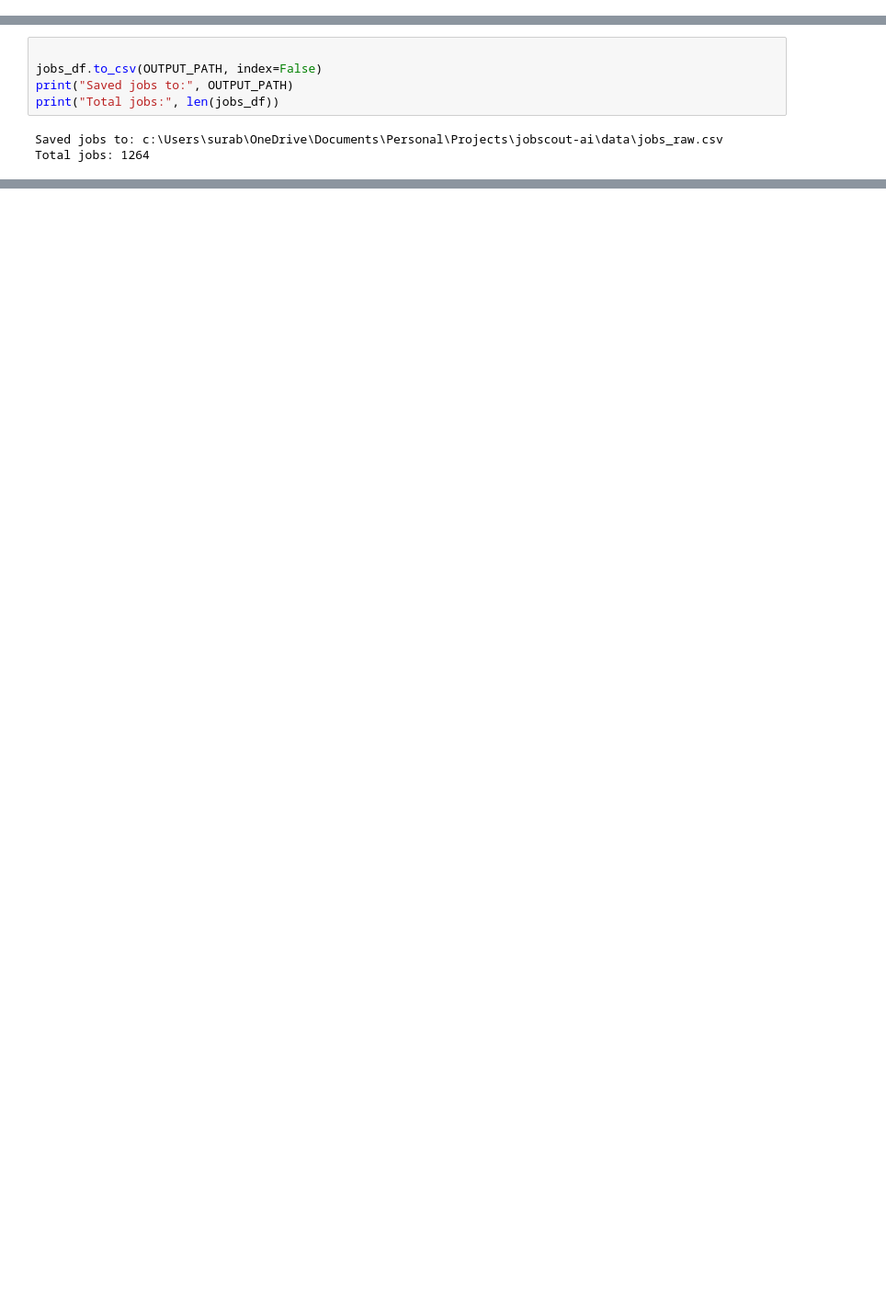
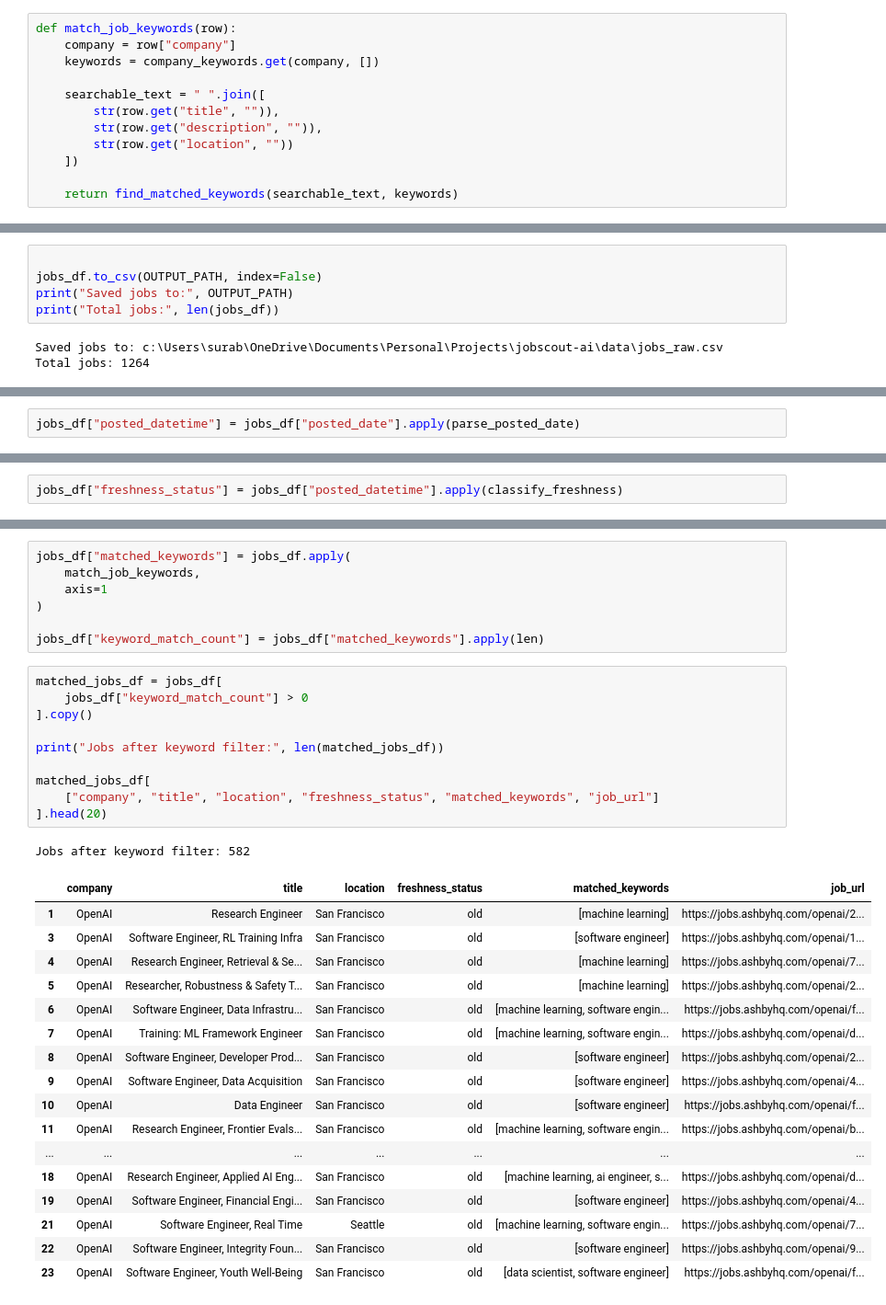
Before and after one commit to surabhi1914/JobScout_AI, a Jupyter notebook: notebooks/02_ats_fetchers.ipynb, the cells around one changed output, grey strips where cells are left out. Shown at 92% size. Saved outputs shown, nothing was run; the diff lists cells and outputs as text; blank space fills up the shorter version.

Commit message:
modified keyword matching score logic

```diff
--- a/notebooks/02_ats_fetchers.ipynb
+++ b/notebooks/02_ats_fetchers.ipynb
@@ -512,0 +572,12 @@ def fetch_jobs_for_company(row):
+# %%
+def match_job_keywords(row):
+    company = row["company"]
+    keywords = company_keywords.get(company, [])
+
+    searchable_text = " ".join([
+        str(row.get("title", "")),
+        str(row.get("description", "")),
+        str(row.get("location", ""))
+    ])
+
+    return find_matched_keywords(searchable_text, keywords)
@@ -560,0 +722,2 @@ Total jobs: 1264
+# %%
+jobs_df["posted_datetime"] = jobs_df["posted_date"].apply(parse_posted_date)
@@ -560,0 +760,2 @@ Total jobs: 1264
+# %%
+jobs_df["freshness_status"] = jobs_df["posted_datetime"].apply(classify_freshness)
@@ -560,0 +779,36 @@ Total jobs: 1264
+# %%
+jobs_df["matched_keywords"] = jobs_df.apply(
+    match_job_keywords,
+    axis=1
+)
+
+jobs_df["keyword_match_count"] = jobs_df["matched_keywords"].apply(len)
+# %%
+matched_jobs_df = jobs_df[
+    jobs_df["keyword_match_count"] > 0
+].copy()
+
+print("Jobs after keyword filter:", len(matched_jobs_df))
+
+matched_jobs_df[
+    ["company", "title", "location", "freshness_status", "matched_keywords", "job_url"]
+].head(20)
+# %% [output]
+Jobs after keyword filter: 582
+|  | company | title | location | freshness_status | matched_keywords | job_url |
+| 1 | OpenAI | Research Engineer | San Francisco | old | [machine learning] | https://jobs.ashbyhq.com/openai/2... |
+| 3 | OpenAI | Software Engineer, RL Training Infra | San Francisco | old | [software engineer] | https://jobs.ashbyhq.com/openai/1... |
+| 4 | OpenAI | Research Engineer, Retrieval & Se... | San Francisco | old | [machine learning] | https://jobs.ashbyhq.com/openai/7... |
+| 5 | OpenAI | Researcher, Robustness & Safety T... | San Francisco | old | [machine learning] | https://jobs.ashbyhq.com/openai/2... |
+| 6 | OpenAI | Software Engineer, Data Infrastru... | San Francisco | old | [machine learning, software engin... | https://jobs.ashbyhq.com/openai/f... |
+| 7 | OpenAI | Training: ML Framework Engineer | San Francisco | old | [machine learning, software engin... | https://jobs.ashbyhq.com/openai/d... |
+| 8 | OpenAI | Software Engineer, Developer Prod... | San Francisco | old | [software engineer] | https://jobs.ashbyhq.com/openai/2... |
+| 9 | OpenAI | Software Engineer, Data Acquisition | San Francisco | old | [software engineer] | https://jobs.ashbyhq.com/openai/4... |
+| 10 | OpenAI | Data Engineer | San Francisco | old | [software engineer] | https://jobs.ashbyhq.com/openai/f... |
+| 11 | OpenAI | Research Engineer, Frontier Evals... | San Francisco | old | [machine learning, software engin... | https://jobs.ashbyhq.com/openai/b... |
+| ... | ... | ... | ... | ... | ... | ... |
+| 18 | OpenAI | Research Engineer, Applied AI Eng... | San Francisco | old | [machine learning, ai engineer, s... | https://jobs.ashbyhq.com/openai/d... |
+| 19 | OpenAI | Software Engineer, Financial Engi... | San Francisco | old | [software engineer] | https://jobs.ashbyhq.com/openai/4... |
+| 21 | OpenAI | Software Engineer, Real Time | Seattle | old | [machine learning, software engin... | https://jobs.ashbyhq.com/openai/7... |
+| 22 | OpenAI | Software Engineer, Integrity Foun... | San Francisco | old | [software engineer] | https://jobs.ashbyhq.com/openai/9... |
+| 23 | OpenAI | Software Engineer, Youth Well-Being | San Francisco | old | [data scientist, software engineer] | https://jobs.ashbyhq.com/openai/f... |
```
Also changed, not shown: parts of 28 cells of this notebook.
